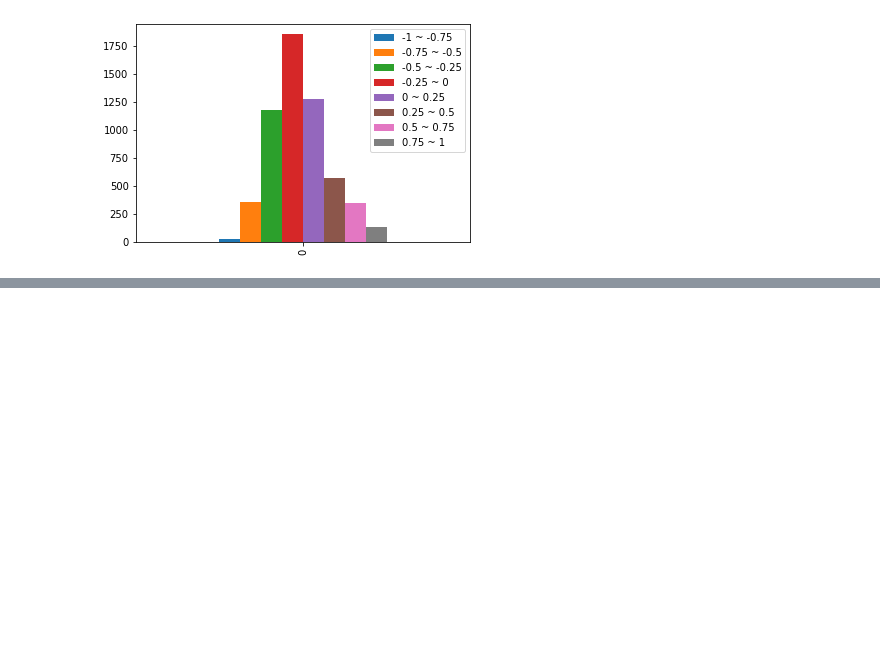
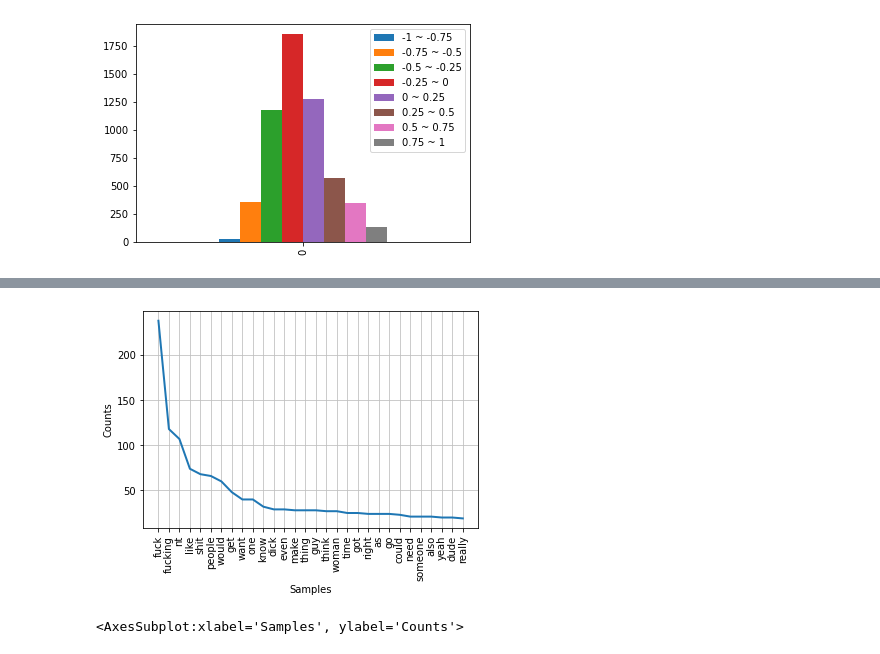
Before and after one commit to hayacon/cs_final_project, a Jupyter notebook: code/data_analysis.ipynb, the cells around one changed output, grey strips where cells are left out. Saved outputs shown, nothing was run; the diff lists cells and outputs as text; code cells hidden in the pictures; blank space fills up the shorter version.

```diff
--- a/code/data_analysis.ipynb
+++ b/code/data_analysis.ipynb
@@ -58,0 +110,12 @@ distribution_df.plot(kind='bar')
+# %%
+offensive_df = pd.DataFrame(columns = reddit_df.columns)
+neutral_df = pd.DataFrame(columns = reddit_df.columns)
+non_offensive_df = pd.DataFrame(columns = reddit_df.columns)
+# %%
+for index, row in reddit_df.iterrows():
+    if -1 < row['score'] <= -0.5:
+        non_offensive_df = non_offensive_df.append(row, ignore_index = True)
+    elif -0.5 < row['score'] <= 0.5:
+        neutral_df = neutral_df.append(row, ignore_index = True)
+    else:
+        offensive_df = offensive_df.append(row, ignore_index = True)
@@ -58,0 +147,5 @@ distribution_df.plot(kind='bar')
+# %%
+offensive_fd.plot(30)
+# %% [output]
+[figure, added]
+<AxesSubplot:xlabel='Samples', ylabel='Counts'>
```
Also changed, not shown: parts of 32 cells of this notebook, 2 other files.
